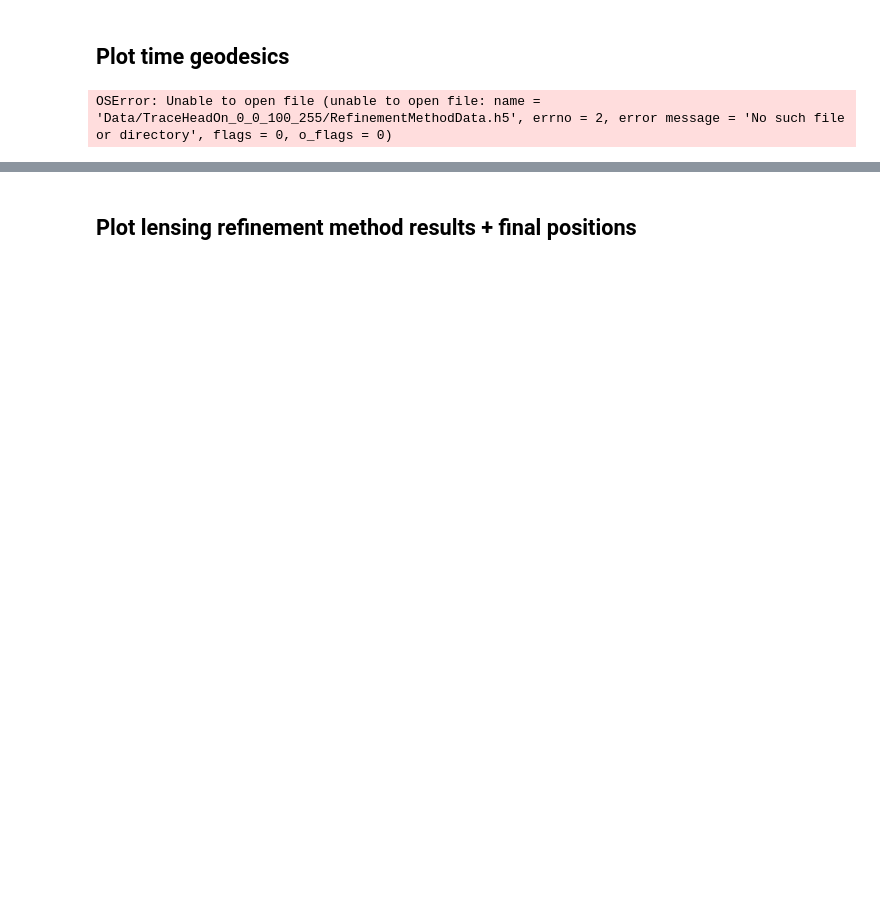
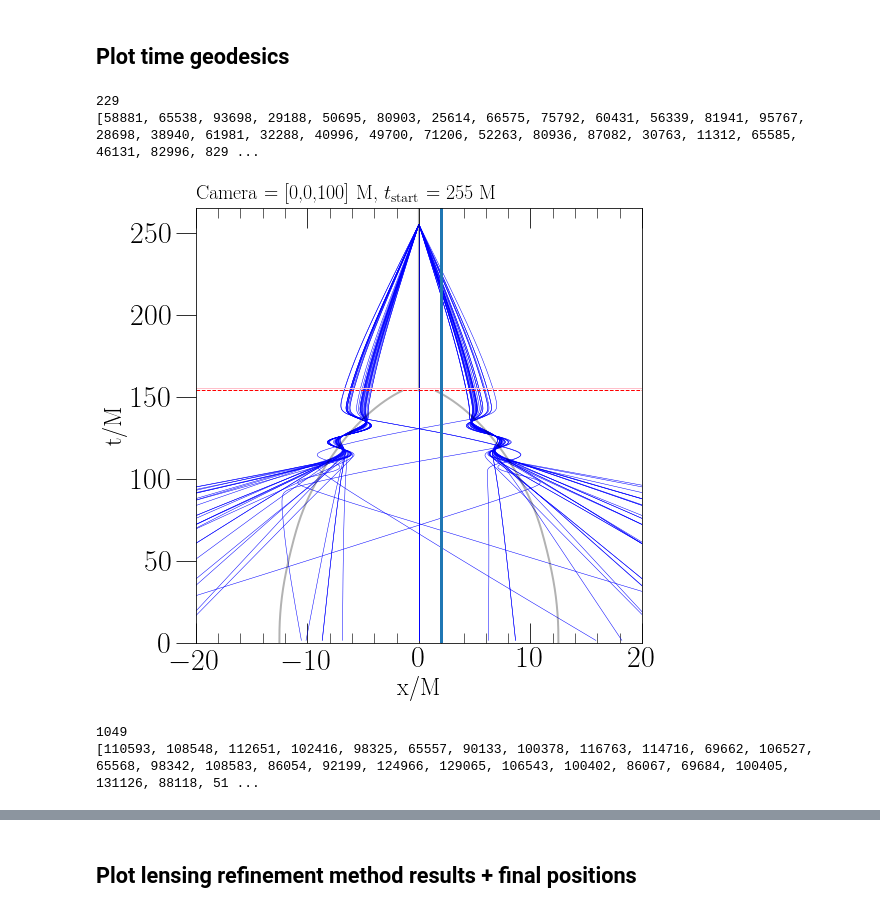
Before and after one commit to mariaokounkova/TracingMerger, a Jupyter notebook: InterestingLoops.ipynb, the cells around one changed output, grey strips where cells are left out. Saved outputs shown, nothing was run; the diff lists cells and outputs as text; code cells hidden in the pictures; blank space fills up the shorter version.

```diff
--- a/InterestingLoops.ipynb
+++ b/InterestingLoops.ipynb
@@ -540,8 +546,8 @@ Data/TraceHeadOn_0_0_100_280/ 87775
 def PlotTimeTrajectories(p):
 
     #Indices = GetGeodesicsXTurnsIndices(p, 0)
-    #Indices = GetGeodesicsXTurnsIndicesGreater(p, 6) #, N_less = 1)
-    Indices = GetGeodesicIndices(p)
+    Indices = GetGeodesicsXTurnsIndicesGreater(p, 5) #, N_less = 1)
+    #Indices = GetGeodesicIndices(p)
     print(len(Indices))
     Indices = Indices[0:100]
     print(Indices)
@@ -552,6 +558,7 @@ def PlotTimeTrajectories(p):
 
     for n, color in zip(Indices, cs):
         t, x, y, z, lapse = GetGeodesicTrajectory(p, n)
+        t, x = zip(*sorted(zip(t, x)))
         plt.plot(x, t, '-', lw = 0.5, color = 'blue', alpha=1.0)
         #print(ComputeXTurns(p, n))
 
@@ -564,19 +571,28 @@ def PlotTimeTrajectories(p):
     plt.ylabel('t/M')
     plt.xlabel('x/M')
     plt.xlim(-20, 20)
-    plt.ylim(0, t[-1])
-    #plt.ylim(100, 200)
+    plt.ylim(0, t[-1] + 10)
+    #plt.ylim(-10, 200)
 
     ax.set_title('Camera = ' + GetCameraPosition(p) + ' M' + ', $t_\mathrm{start}$ = ' + \
                  GetTime(p) + ' M', fontsize=20, loc='left')
     plt.axhline(153.81, color='red', ls = '--', lw = 1.0)
     plt.axhline(float(GetTime(p)) - 100, color='pink', lw = 1.0)
+    plt.axvline(2.02)
     #plt.legend()
     #plt.tight_layout()
     plt.show()
 # %%
-for t_start in [255]: #, 260, 265, 268.6, 269.7, 272, 275]:
+for t_start in [255, 280]: #, 260, 265, 268.6, 269.7, 272, 275]:
     p = 'Data/TraceHeadOn_0_0_100_' + str(t_start) + '/'
     PlotTimeTrajectories(p)
+
+#PlotTimeTrajectories('Data/TraceHeadOn_0_70_70_269.7/')
+
+#PlotTimeTrajectories('Data/TraceHeadOn_0_0_100_269.7/')
 # %% [output]
-OSError: Unable to open file (unable to open file: name = 'Data/TraceHeadOn_0_0_100_255/RefinementMethodData.h5', errno = 2, error message = 'No such file or directory', flags = 0, o_flags = 0)
+229
+[58881, 65538, 93698, 29188, 50695, 80903, 25614, 66575, 75792, 60431, 56339, 81941, 95767, 28698, 38940, 61981, 32288, 40996, 49700, 71206, 52263, 80936, 87082, 30763, 11312, 65585, 46131, 82996, 829 ...
+[figure, added]
+1049
+[110593, 108548, 112651, 102416, 98325, 65557, 90133, 100378, 116763, 114716, 69662, 106527, 65568, 98342, 108583, 86054, 92199, 124966, 129065, 106543, 100402, 86067, 69684, 100405, 131126, 88118, 51 ...
```
Also changed, not shown: parts of 6 cells of this notebook.
